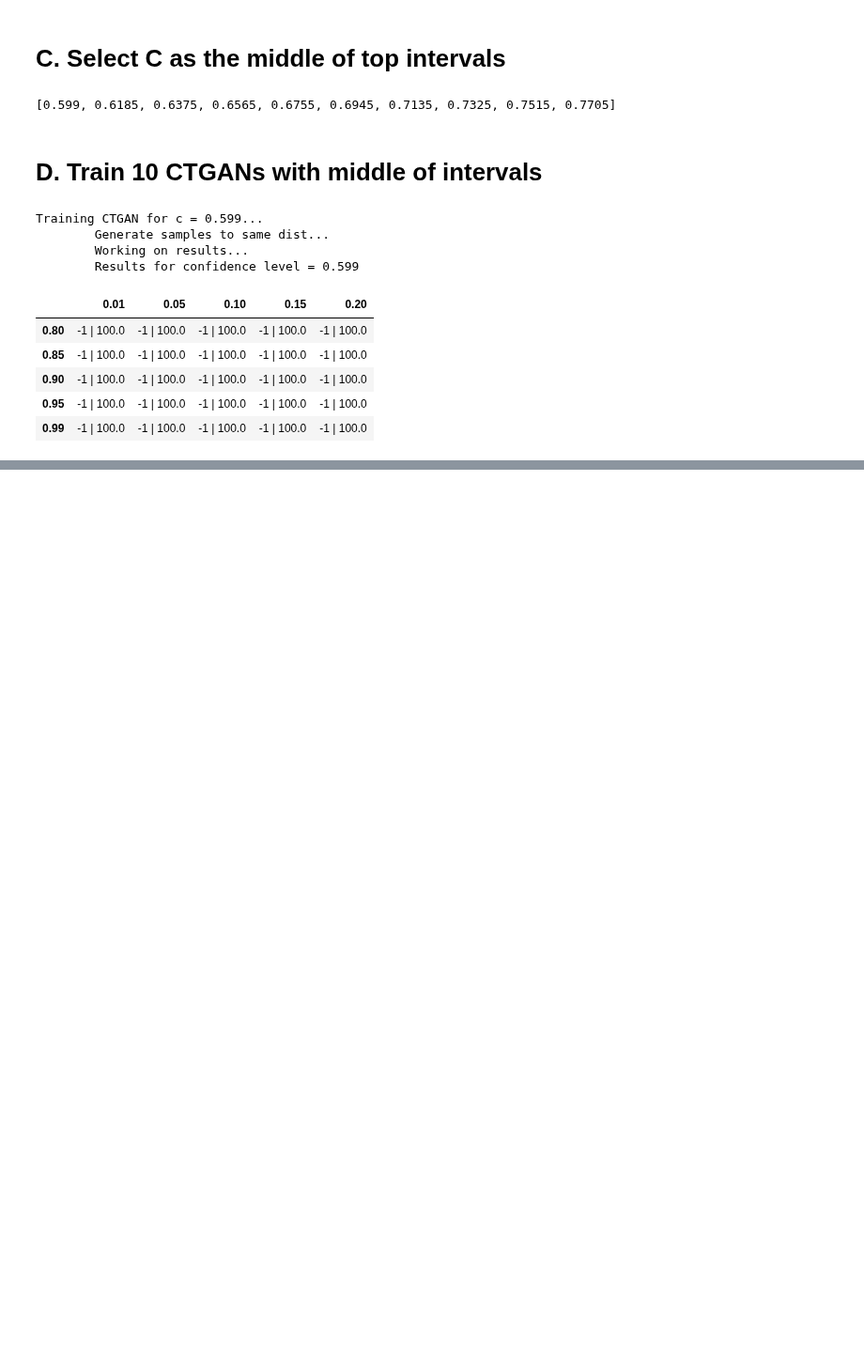
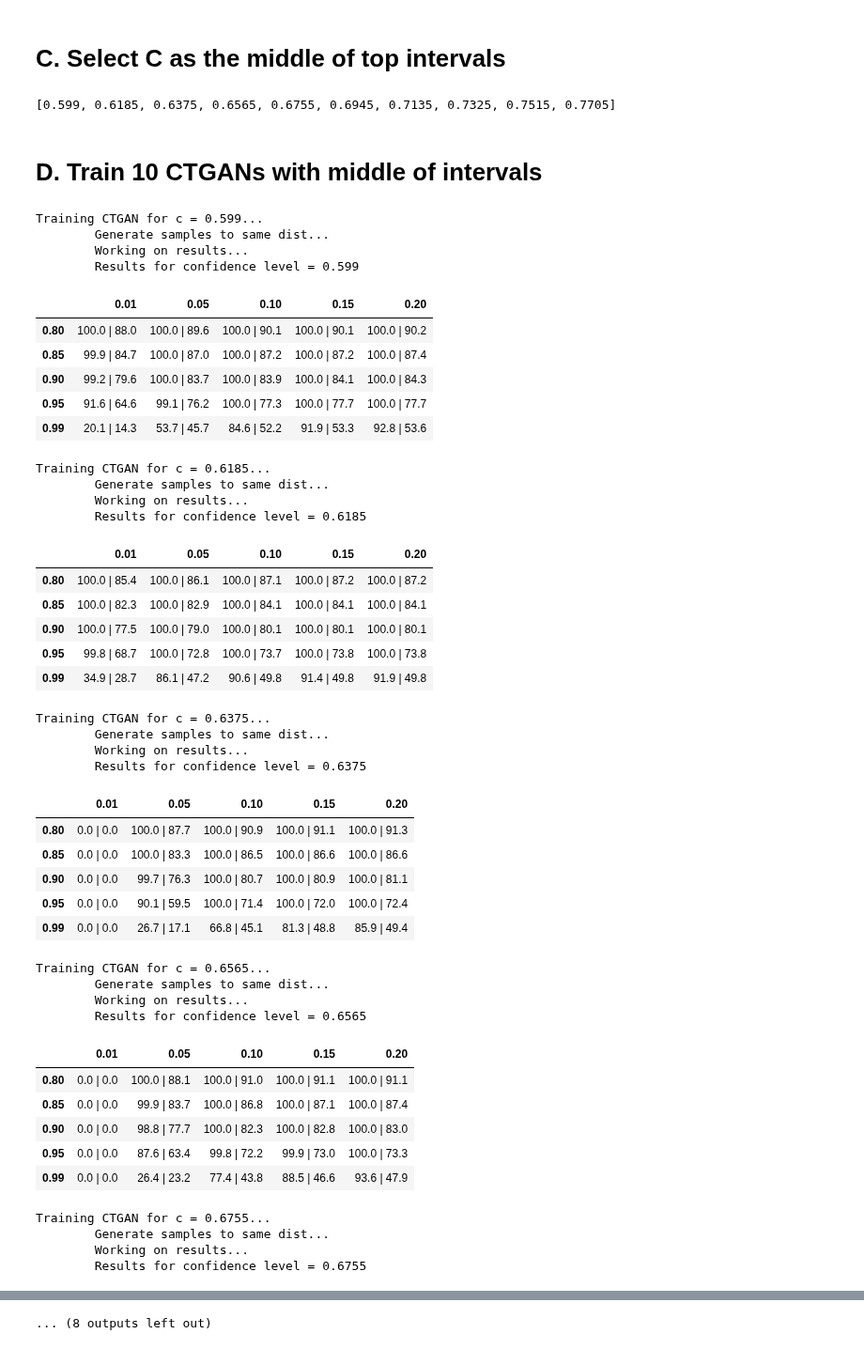
Before and after one commit to roye52371/CTGAN, a Jupyter notebook: german-setup2.ipynb, the cells around one changed output, grey strips where cells are left out. Shown at 94% size. Drawn from its saved outputs; the diff is of its cells as text; code cells hidden in the pictures; blank space fills up the shorter version.

```diff
--- a/german-setup2.ipynb
+++ b/german-setup2.ipynb
@@ -142,11 +160,11 @@ top_c_lst
 # %% [markdown]
 # D. Train 10 CTGANs with middle of intervals
 # %%
-# concat X_train and y_train to gen data with CTGAN
 # X_all = np.concatenate([X_train, y_train.reshape(-1,1)], axis=1)
 # X_train = X_all
+X_train_pd = pd.DataFrame(X_train)
 
-for c in top_c_lst[0:1]:
+for c in top_c_lst:
 
     # train CTGAN
     z_features = get_noise_features(X_train, categorical_features)
@@ -183,37 +201,70 @@ for c in top_c_lst[0:1]:
     # Generate samples to same dist
     samples = 10000
     gen_data = rf_ctgan.sample(samples)
     y_prob = rf.predict_proba(gen_data)
     y_conf_gen = y_prob[:, 0]  # confidence scores
 
     # ans is the indices of gen_data to make the same dist
     max_conf_indices = np.argsort(y_conf_gen)[::-1][:1000]
     gen_data_same_dist = gen_data.iloc[max_conf_indices]
     y_conf_gen_same_dist = y_conf_gen[max_conf_indices]
 
 
     # y_conf_gen_same_dist, gen_data_same_dist what we want
 
     # inverse the generated data
     scaler = get_scaler(preprocessor)
     gen_data_inv = scaler.inverse_transform(gen_data_same_dist)
     gen_data_inv = pd.DataFrame(gen_data_inv)
 
     # results
     # E. Calculate coverage for each similarity and conf diff thresholds
     print(f"\tWorking on results...")
-#     similarities = calc_similarities(gen_data_inv, X_train)
-    results = table(gen_data_inv, X_train, y_conf_gen, y_conf_train)
+    results = table(gen_data_inv, X_train_pd, y_conf_gen_same_dist, y_conf_train)
     print(f"\tResults for confidence level = {c}")
     display(results)
 # %% [output]
 Training CTGAN for c = 0.599...
         Generate samples to same dist...
         Working on results...
         Results for confidence level = 0.599
 |  | 0.01 | 0.05 | 0.10 | 0.15 | 0.20 |
-| 0.80 | -1 | 100.0 | -1 | 100.0 | -1 | 100.0 | -1 | 100.0 | -1 | 100.0 |
-| 0.85 | -1 | 100.0 | -1 | 100.0 | -1 | 100.0 | -1 | 100.0 | -1 | 100.0 |
-| 0.90 | -1 | 100.0 | -1 | 100.0 | -1 | 100.0 | -1 | 100.0 | -1 | 100.0 |
-| 0.95 | -1 | 100.0 | -1 | 100.0 | -1 | 100.0 | -1 | 100.0 | -1 | 100.0 |
-| 0.99 | -1 | 100.0 | -1 | 100.0 | -1 | 100.0 | -1 | 100.0 | -1 | 100.0 |
+| 0.80 | 100.0 | 88.0 | 100.0 | 89.6 | 100.0 | 90.1 | 100.0 | 90.1 | 100.0 | 90.2 |
+| 0.85 | 99.9 | 84.7 | 100.0 | 87.0 | 100.0 | 87.2 | 100.0 | 87.2 | 100.0 | 87.4 |
+| 0.90 | 99.2 | 79.6 | 100.0 | 83.7 | 100.0 | 83.9 | 100.0 | 84.1 | 100.0 | 84.3 |
+| 0.95 | 91.6 | 64.6 | 99.1 | 76.2 | 100.0 | 77.3 | 100.0 | 77.7 | 100.0 | 77.7 |
+| 0.99 | 20.1 | 14.3 | 53.7 | 45.7 | 84.6 | 52.2 | 91.9 | 53.3 | 92.8 | 53.6 |
+Training CTGAN for c = 0.6185...
+        Generate samples to same dist...
+        Working on results...
+        Results for confidence level = 0.6185
+|  | 0.01 | 0.05 | 0.10 | 0.15 | 0.20 |
+| 0.80 | 100.0 | 85.4 | 100.0 | 86.1 | 100.0 | 87.1 | 100.0 | 87.2 | 100.0 | 87.2 |
+| 0.85 | 100.0 | 82.3 | 100.0 | 82.9 | 100.0 | 84.1 | 100.0 | 84.1 | 100.0 | 84.1 |
+| 0.90 | 100.0 | 77.5 | 100.0 | 79.0 | 100.0 | 80.1 | 100.0 | 80.1 | 100.0 | 80.1 |
+| 0.95 | 99.8 | 68.7 | 100.0 | 72.8 | 100.0 | 73.7 | 100.0 | 73.8 | 100.0 | 73.8 |
+| 0.99 | 34.9 | 28.7 | 86.1 | 47.2 | 90.6 | 49.8 | 91.4 | 49.8 | 91.9 | 49.8 |
+Training CTGAN for c = 0.6375...
+        Generate samples to same dist...
+        Working on results...
+        Results for confidence level = 0.6375
+|  | 0.01 | 0.05 | 0.10 | 0.15 | 0.20 |
+| 0.80 | 0.0 | 0.0 | 100.0 | 87.7 | 100.0 | 90.9 | 100.0 | 91.1 | 100.0 | 91.3 |
+| 0.85 | 0.0 | 0.0 | 100.0 | 83.3 | 100.0 | 86.5 | 100.0 | 86.6 | 100.0 | 86.6 |
+| 0.90 | 0.0 | 0.0 | 99.7 | 76.3 | 100.0 | 80.7 | 100.0 | 80.9 | 100.0 | 81.1 |
+| 0.95 | 0.0 | 0.0 | 90.1 | 59.5 | 100.0 | 71.4 | 100.0 | 72.0 | 100.0 | 72.4 |
+| 0.99 | 0.0 | 0.0 | 26.7 | 17.1 | 66.8 | 45.1 | 81.3 | 48.8 | 85.9 | 49.4 |
+Training CTGAN for c = 0.6565...
+        Generate samples to same dist...
+        Working on results...
+        Results for confidence level = 0.6565
+|  | 0.01 | 0.05 | 0.10 | 0.15 | 0.20 |
+| 0.80 | 0.0 | 0.0 | 100.0 | 88.1 | 100.0 | 91.0 | 100.0 | 91.1 | 100.0 | 91.1 |
+| 0.85 | 0.0 | 0.0 | 99.9 | 83.7 | 100.0 | 86.8 | 100.0 | 87.1 | 100.0 | 87.4 |
+| 0.90 | 0.0 | 0.0 | 98.8 | 77.7 | 100.0 | 82.3 | 100.0 | 82.8 | 100.0 | 83.0 |
+| 0.95 | 0.0 | 0.0 | 87.6 | 63.4 | 99.8 | 72.2 | 99.9 | 73.0 | 100.0 | 73.3 |
+| 0.99 | 0.0 | 0.0 | 26.4 | 23.2 | 77.4 | 43.8 | 88.5 | 46.6 | 93.6 | 47.9 |
+Training CTGAN for c = 0.6755...
+        Generate samples to same dist...
+        Working on results...
+        Results for confidence level = 0.6755
@@ -219,0 +287 @@ Training CTGAN for c = 0.599...
+... (8 outputs left out)
```
Also changed, not shown: parts of 8 cells of this notebook.
